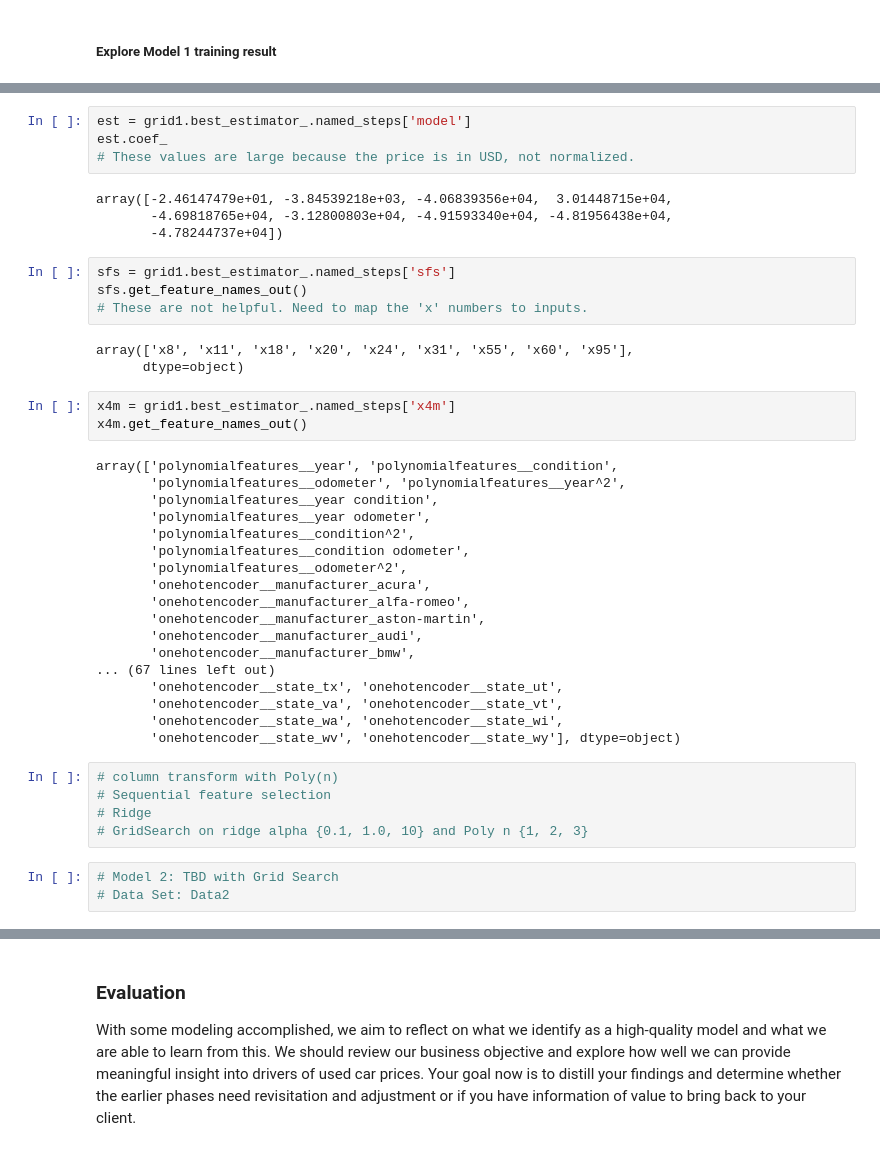
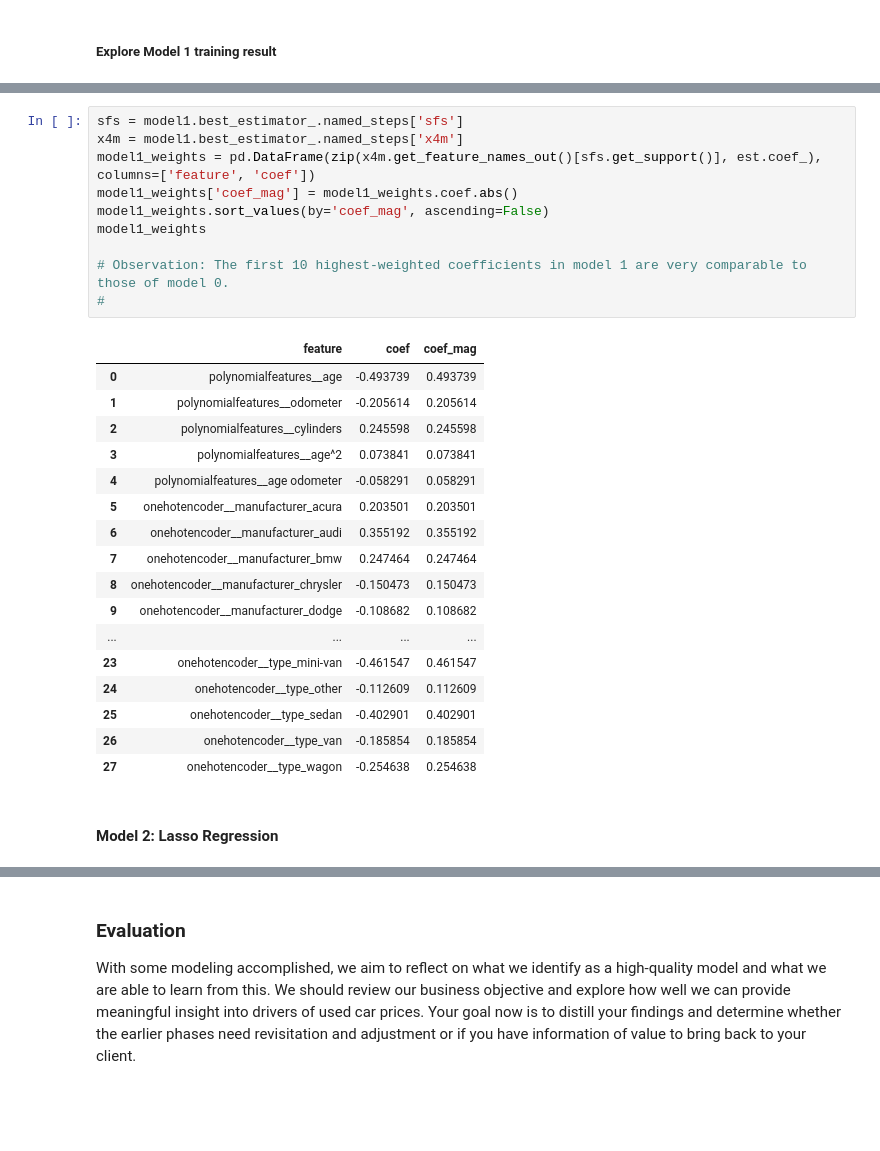
Before and after one commit to dshavoc/aiml-assignment-11.1, a Jupyter notebook: assignment11_1.ipynb, the cells around one changed output, grey strips where cells are left out. Drawn from its saved outputs; the diff is of its cells as text; blank space fills up the shorter version.

```diff
--- a/prompt_II.ipynb
+++ b/assignment11_1.ipynb
@@ -584,44 +636,30 @@ Pipeline(steps=[('x4m',
-# %%
-est = grid1.best_estimator_.named_steps['model']
-est.coef_
-# These values are large because the price is in USD, not normalized.
-# %% [output]
-array([-2.46147479e+01, -3.84539218e+03, -4.06839356e+04,  3.01448715e+04,
-       -4.69818765e+04, -3.12800803e+04, -4.91593340e+04, -4.81956438e+04,
-       -4.78244737e+04])
-# %%
-sfs = grid1.best_estimator_.named_steps['sfs']
-sfs.get_feature_names_out()
-# These are not helpful. Need to map the 'x' numbers to inputs.
-# %% [output]
-array(['x8', 'x11', 'x18', 'x20', 'x24', 'x31', 'x55', 'x60', 'x95'],
-      dtype=object)
-# %%
-x4m = grid1.best_estimator_.named_steps['x4m']
-x4m.get_feature_names_out()
-# %% [output]
-array(['polynomialfeatures__year', 'polynomialfeatures__condition',
-       'polynomialfeatures__odometer', 'polynomialfeatures__year^2',
-       'polynomialfeatures__year condition',
-       'polynomialfeatures__year odometer',
-       'polynomialfeatures__condition^2',
-       'polynomialfeatures__condition odometer',
-       'polynomialfeatures__odometer^2',
-       'onehotencoder__manufacturer_acura',
-       'onehotencoder__manufacturer_alfa-romeo',
-       'onehotencoder__manufacturer_aston-martin',
-       'onehotencoder__manufacturer_audi',
-       'onehotencoder__manufacturer_bmw',
-... (67 lines left out)
-       'onehotencoder__state_tx', 'onehotencoder__state_ut',
-       'onehotencoder__state_va', 'onehotencoder__state_vt',
-       'onehotencoder__state_wa', 'onehotencoder__state_wi',
-       'onehotencoder__state_wv', 'onehotencoder__state_wy'], dtype=object)
-# %%
-# column transform with Poly(n)
-# Sequential feature selection
-# Ridge
-# GridSearch on ridge alpha {0.1, 1.0, 10} and Poly n {1, 2, 3}
-# %%
-# Model 2: TBD with Grid Search
-# Data Set: Data2
+# %%
+sfs = model1.best_estimator_.named_steps['sfs']
+x4m = model1.best_estimator_.named_steps['x4m']
+model1_weights = pd.DataFrame(zip(x4m.get_feature_names_out()[sfs.get_support()], est.coef_), columns=['feature', 'coef'])
+model1_weights['coef_mag'] = model1_weights.coef.abs()
+model1_weights.sort_values(by='coef_mag', ascending=False)
+model1_weights
+
+# Observation: The first 10 highest-weighted coefficients in model 1 are very comparable to those of model 0.
+#
+# %% [output]
+|  | feature | coef | coef_mag |
+| 0 | polynomialfeatures__age | -0.493739 | 0.493739 |
+| 1 | polynomialfeatures__odometer | -0.205614 | 0.205614 |
+| 2 | polynomialfeatures__cylinders | 0.245598 | 0.245598 |
+| 3 | polynomialfeatures__age^2 | 0.073841 | 0.073841 |
+| 4 | polynomialfeatures__age odometer | -0.058291 | 0.058291 |
+| 5 | onehotencoder__manufacturer_acura | 0.203501 | 0.203501 |
+| 6 | onehotencoder__manufacturer_audi | 0.355192 | 0.355192 |
+| 7 | onehotencoder__manufacturer_bmw | 0.247464 | 0.247464 |
+| 8 | onehotencoder__manufacturer_chrysler | -0.150473 | 0.150473 |
+| 9 | onehotencoder__manufacturer_dodge | -0.108682 | 0.108682 |
+| ... | ... | ... | ... |
+| 23 | onehotencoder__type_mini-van | -0.461547 | 0.461547 |
+| 24 | onehotencoder__type_other | -0.112609 | 0.112609 |
+| 25 | onehotencoder__type_sedan | -0.402901 | 0.402901 |
+| 26 | onehotencoder__type_van | -0.185854 | 0.185854 |
+| 27 | onehotencoder__type_wagon | -0.254638 | 0.254638 |
+# %% [markdown]
+#### Model 2: Lasso Regression
```
Also changed, not shown: parts of 23 cells of this notebook, 2 other files.
